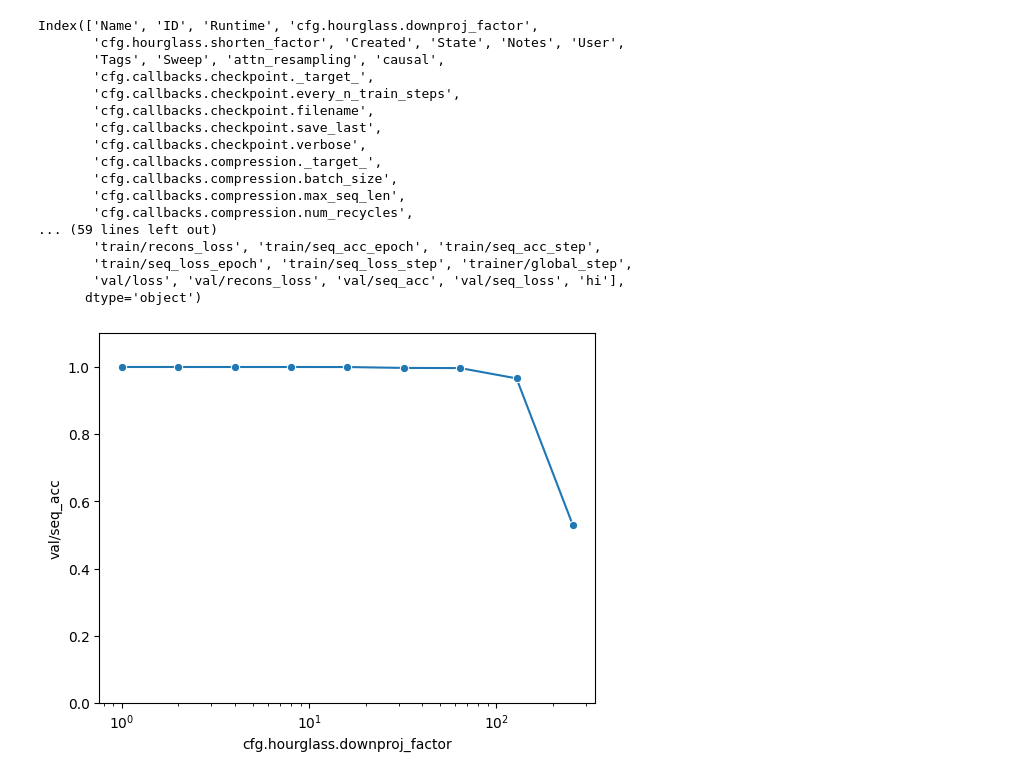
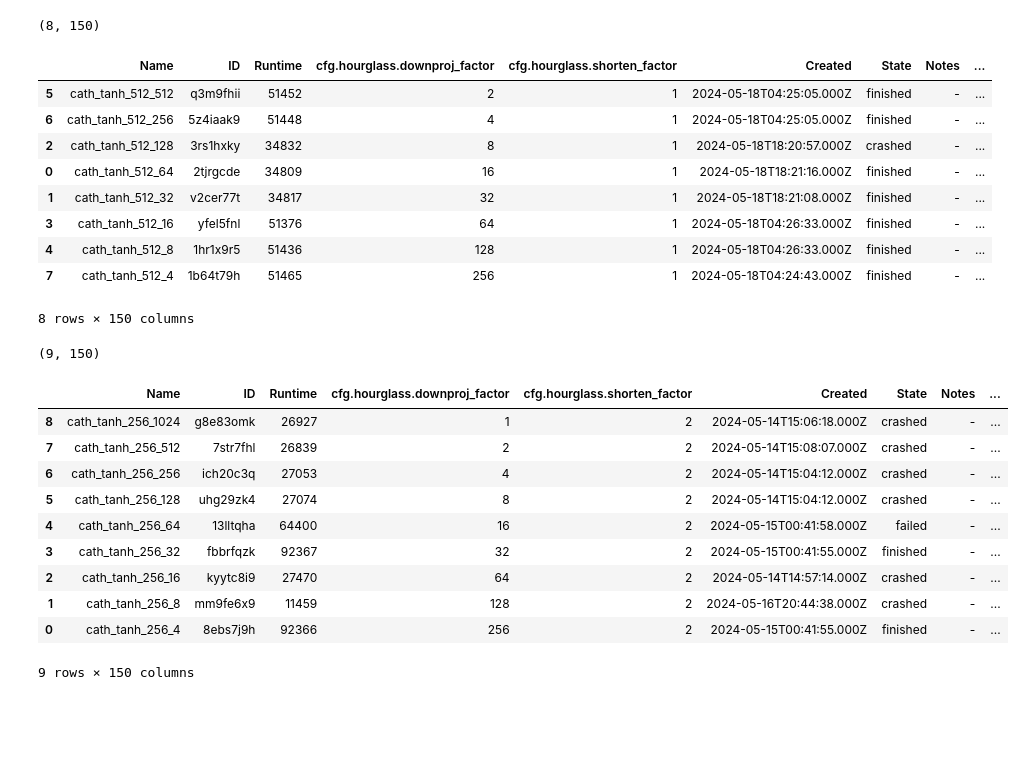
Before and after one commit to amyxlu/plaid-dev-distributed, a Jupyter notebook: notebooks/FIGURES_cath_compression_plots.ipynb, the cells around one changed output. Cells and saved outputs as stored; diff of their text form; code cells hidden in the pictures; blank space fills up the shorter version.

```diff
--- a/notebooks/FIGURES_cath_compression_plots.ipynb
+++ b/notebooks/FIGURES_cath_compression_plots.ipynb
@@ -34,21 +29,0 @@ cath_shortened.head()
-# %%
-print(cath_shortened.columns[:50])
-print(cath_shortened.columns[50:])
-# %% [output]
-Index(['Name', 'ID', 'Runtime', 'cfg.hourglass.downproj_factor',
-       'cfg.hourglass.shorten_factor', 'Created', 'State', 'Notes', 'User',
-       'Tags', 'Sweep', 'attn_resampling', 'causal',
-       'cfg.callbacks.checkpoint._target_',
-       'cfg.callbacks.checkpoint.every_n_train_steps',
-       'cfg.callbacks.checkpoint.filename',
-       'cfg.callbacks.checkpoint.save_last',
-       'cfg.callbacks.checkpoint.verbose',
-       'cfg.callbacks.compression._target_',
-       'cfg.callbacks.compression.batch_size',
-       'cfg.callbacks.compression.max_seq_len',
-       'cfg.callbacks.compression.num_recycles',
-... (59 lines left out)
-       'train/recons_loss', 'train/seq_acc_epoch', 'train/seq_acc_step',
-       'train/seq_loss_epoch', 'train/seq_loss_step', 'trainer/global_step',
-       'val/loss', 'val/recons_loss', 'val/seq_acc', 'val/seq_loss', 'hi'],
-      dtype='object')
@@ -63,8 +30,34 @@ import matplotlib
+# %%
+print(cath_512.shape)
+cath_512.head(n=10)
+cath_512.sort_values(by="cfg.hourglass.downproj_factor")
+# %% [output]
+(8, 150)
+|  | Name | ID | Runtime | cfg.hourglass.downproj_factor | cfg.hourglass.shorten_factor | Created | State | Notes | ... |
+| 5 | cath_tanh_512_512 | q3m9fhii | 51452 | 2 | 1 | 2024-05-18T04:25:05.000Z | finished | - | ... |
+| 6 | cath_tanh_512_256 | 5z4iaak9 | 51448 | 4 | 1 | 2024-05-18T04:25:05.000Z | finished | - | ... |
+| 2 | cath_tanh_512_128 | 3rs1hxky | 34832 | 8 | 1 | 2024-05-18T18:20:57.000Z | crashed | - | ... |
+| 0 | cath_tanh_512_64 | 2tjrgcde | 34809 | 16 | 1 | 2024-05-18T18:21:16.000Z | finished | - | ... |
+| 1 | cath_tanh_512_32 | v2cer77t | 34817 | 32 | 1 | 2024-05-18T18:21:08.000Z | finished | - | ... |
+| 3 | cath_tanh_512_16 | yfel5fnl | 51376 | 64 | 1 | 2024-05-18T04:26:33.000Z | finished | - | ... |
+| 4 | cath_tanh_512_8 | 1hr1x9r5 | 51436 | 128 | 1 | 2024-05-18T04:26:33.000Z | finished | - | ... |
+| 7 | cath_tanh_512_4 | 1b64t79h | 51465 | 256 | 1 | 2024-05-18T04:24:43.000Z | finished | - | ... |
+8 rows × 150 columns
 # %%
-sns.lineplot(data=cath_shortened, x="cfg.hourglass.downproj_factor", y="val/seq_acc", marker="o")
-plt.ylim(0,1.1)
-plt.xscale("log")
-plt.show()
+print(cath_256.shape)
+cath_256.head(n=10)
+cath_256.sort_values(by="cfg.hourglass.downproj_factor")
 # %% [output]
-[figure, removed]
+(9, 150)
+|  | Name | ID | Runtime | cfg.hourglass.downproj_factor | cfg.hourglass.shorten_factor | Created | State | Notes | ... |
+| 8 | cath_tanh_256_1024 | g8e83omk | 26927 | 1 | 2 | 2024-05-14T15:06:18.000Z | crashed | - | ... |
+| 7 | cath_tanh_256_512 | 7str7fhl | 26839 | 2 | 2 | 2024-05-14T15:08:07.000Z | crashed | - | ... |
+| 6 | cath_tanh_256_256 | ich20c3q | 27053 | 4 | 2 | 2024-05-14T15:04:12.000Z | crashed | - | ... |
+| 5 | cath_tanh_256_128 | uhg29zk4 | 27074 | 8 | 2 | 2024-05-14T15:04:12.000Z | crashed | - | ... |
+| 4 | cath_tanh_256_64 | 13lltqha | 64400 | 16 | 2 | 2024-05-15T00:41:58.000Z | failed | - | ... |
+| 3 | cath_tanh_256_32 | fbbrfqzk | 92367 | 32 | 2 | 2024-05-15T00:41:55.000Z | finished | - | ... |
+| 2 | cath_tanh_256_16 | kyytc8i9 | 27470 | 64 | 2 | 2024-05-14T14:57:14.000Z | crashed | - | ... |
+| 1 | cath_tanh_256_8 | mm9fe6x9 | 11459 | 128 | 2 | 2024-05-16T20:44:38.000Z | crashed | - | ... |
+| 0 | cath_tanh_256_4 | 8ebs7j9h | 92366 | 256 | 2 | 2024-05-15T00:41:55.000Z | finished | - | ... |
+9 rows × 150 columns
 # %%
```
Also changed, not shown: parts of 11 cells of this notebook, 1 other file.
